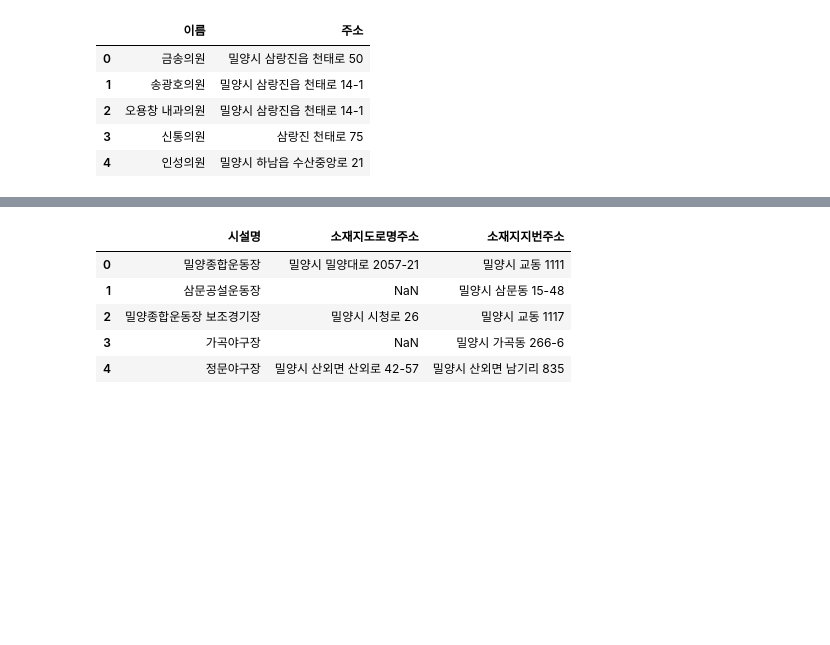
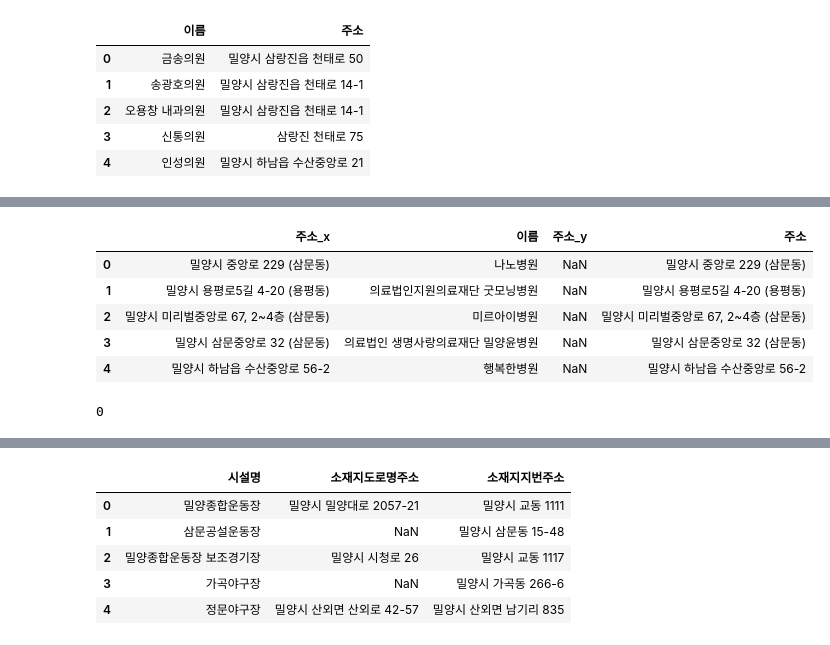
Before and after one commit to Jwainlee/Dwita, a Jupyter notebook: project3_1.ipynb, the cells around one changed output, grey strips where cells are left out. Drawn from its saved outputs; the diff is of its cells as text; code cells hidden in the pictures; blank space fills up the shorter version.

```diff
--- a/project3_1.ipynb
+++ b/project3_1.ipynb
@@ -149,0 +162,6 @@ clinic.head()
+# %%
+hospital['이름'] = hospital['병원명']
+hospital = hospital.drop(columns=['병원명'])
+# %%
+hos = pd.merge(hospital, clinic, on = '이름', how = 'outer')
+hos.info()
@@ -149,0 +179,3 @@ clinic.head()
+# %%
+hos['주소'] = hos['주소_x']
+hos[hos['주소'] == None]['주소']
@@ -149,0 +198,9 @@ clinic.head()
+# %%
+hos.head()
+# %% [output]
+|  | 주소_x | 이름 | 주소_y | 주소 |
+| 0 | 밀양시 중앙로 229 (삼문동) | 나노병원 | NaN | 밀양시 중앙로 229 (삼문동) |
+| 1 | 밀양시 용평로5길 4-20 (용평동) | 의료법인지원의료재단 굿모닝병원 | NaN | 밀양시 용평로5길 4-20 (용평동) |
+| 2 | 밀양시 미리벌중앙로 67, 2~4층 (삼문동) | 미르아이병원 | NaN | 밀양시 미리벌중앙로 67, 2~4층 (삼문동) |
+| 3 | 밀양시 삼문중앙로 32 (삼문동) | 의료법인 생명사랑의료재단 밀양윤병원 | NaN | 밀양시 삼문중앙로 32 (삼문동) |
+| 4 | 밀양시 하남읍 수산중앙로 56-2 | 행복한병원 | NaN | 밀양시 하남읍 수산중앙로 56-2 |
@@ -149,0 +209,6 @@ clinic.head()
+# %%
+for i in range(len(hos)):
+    con = np.logical_and(hos['주소_x'][i] is None, hos['주소_y'][i] is None)
+con.sum()
+# %% [output]
+0
```
Also changed, not shown: parts of 33 cells of this notebook.
